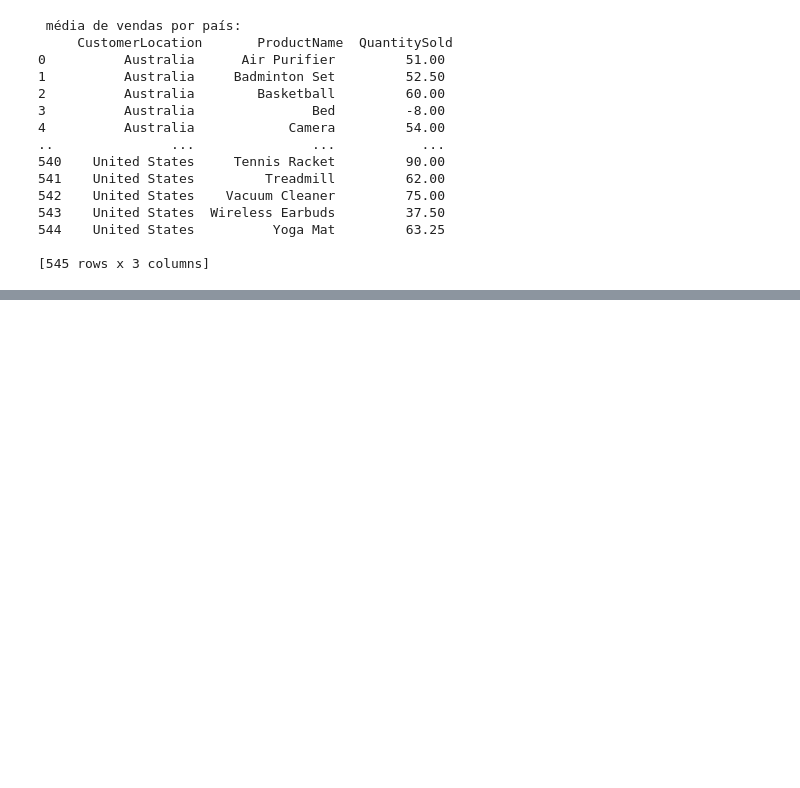
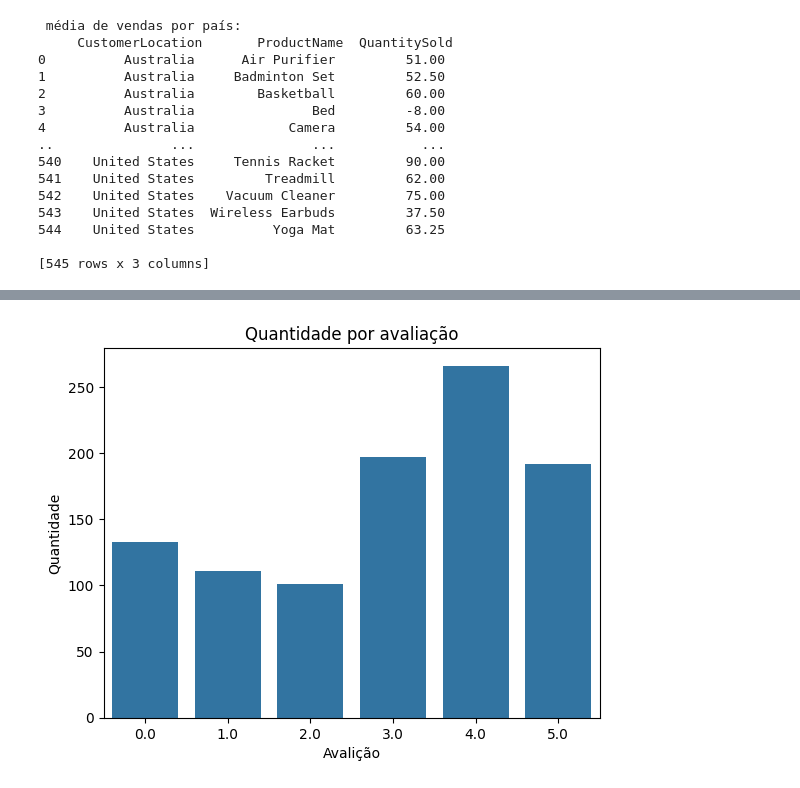
Before and after one commit to danilooxz/TrabalhoAnaliseDados, a Jupyter notebook: trabalho.ipynb, the cells around one changed output, grey strips where cells are left out. Cells and saved outputs as stored; diff of their text form; code cells hidden in the pictures; blank space fills up the shorter version.

```diff
--- a/trabalho.ipynb
+++ b/trabalho.ipynb
@@ -76,0 +114,10 @@ print("\n média de vendas por país: \n", df_media_paises)
+# %%
+sns.countplot(x='Rating', data=df_clean)
+
+plt.title('Quantidade por avaliação')
+plt.ylabel('Quantidade')
+plt.xlabel('Avalição')
+
+plt.show()
+# %% [output]
+[figure, added]
```
Also changed, not shown: parts of 3 cells of this notebook, 2 other files.
